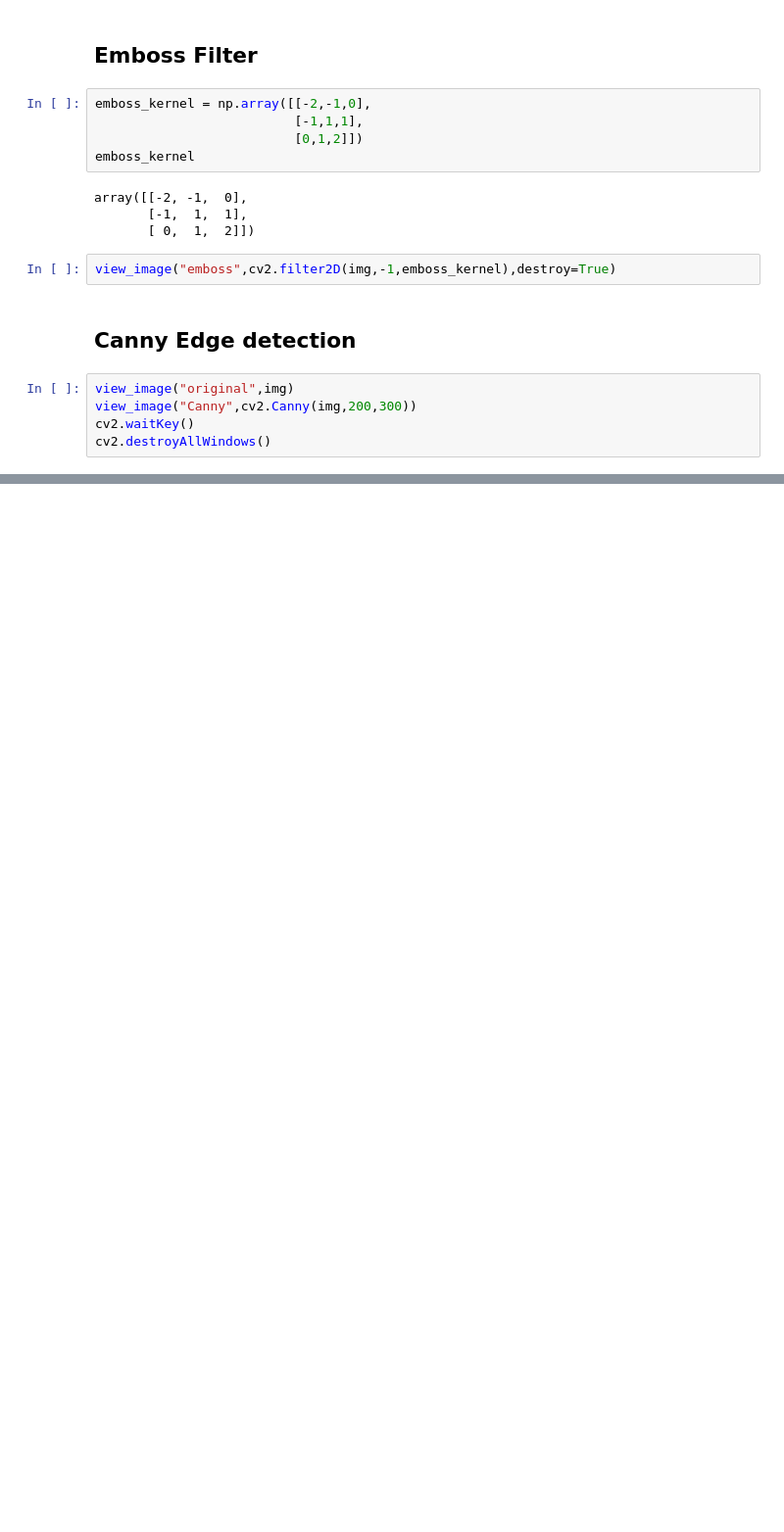
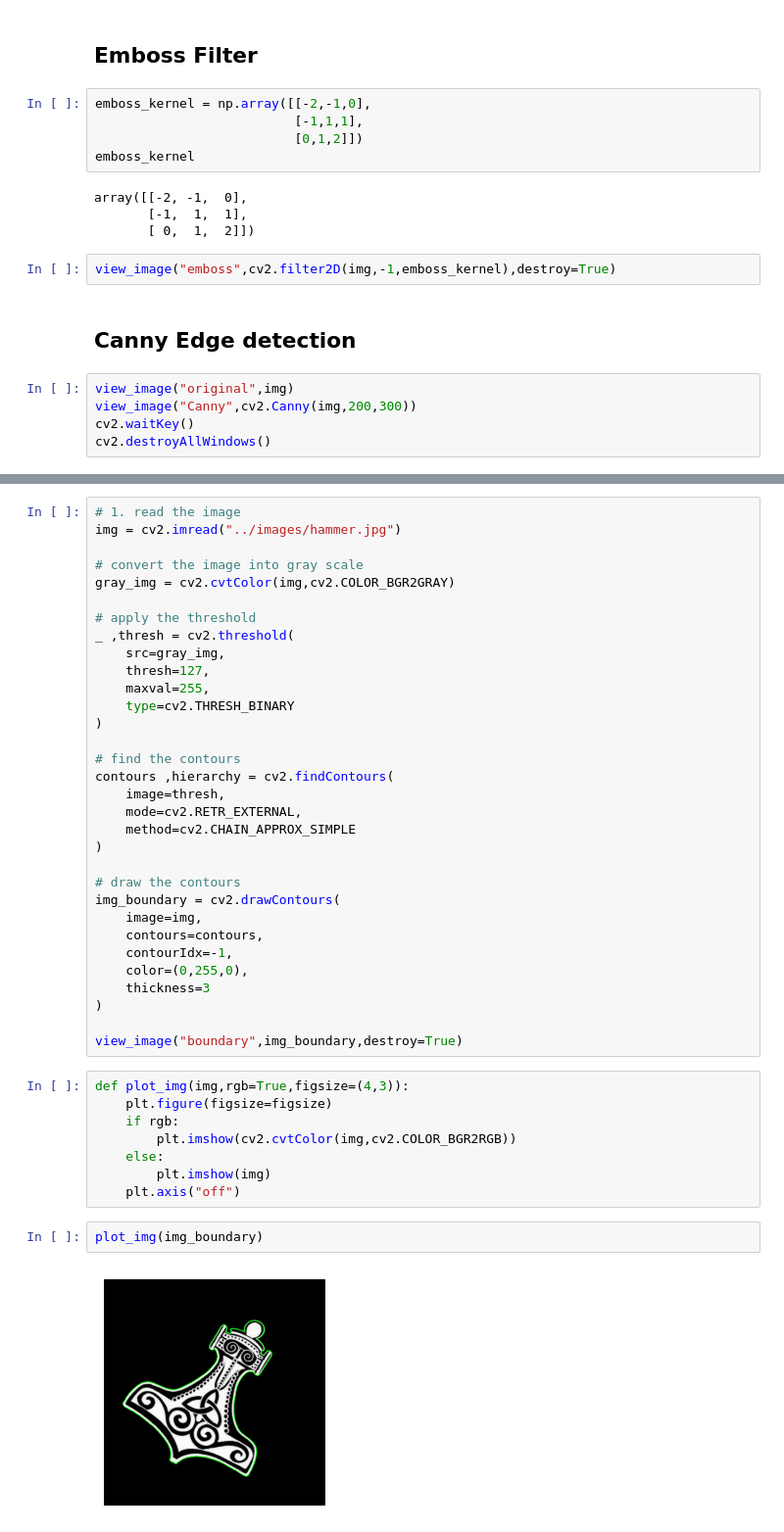
Before and after one commit to Lashi0812/OpenCV, a Jupyter notebook: notebooks/01_processing_image.ipynb, the cells around one changed output, grey strips where cells are left out. Shown: that part at 98% size. Saved outputs shown, nothing was run; the diff lists cells and outputs as text; blank space fills up the shorter version.

Commit message:
drawing contours

```diff
--- a/notebooks/01_processing_image.ipynb
+++ b/notebooks/01_processing_image.ipynb
@@ -180,0 +233,44 @@ cv2.destroyAllWindows()
+# %%
+# 1. read the image
+img = cv2.imread("../images/hammer.jpg")
+
+# convert the image into gray scale
+gray_img = cv2.cvtColor(img,cv2.COLOR_BGR2GRAY)
+
+# apply the threshold
+_ ,thresh = cv2.threshold(
+    src=gray_img,
+    thresh=127,
+    maxval=255,
+    type=cv2.THRESH_BINARY
+)
+
+# find the contours
+contours ,hierarchy = cv2.findContours(
+    image=thresh,
+    mode=cv2.RETR_EXTERNAL,
+    method=cv2.CHAIN_APPROX_SIMPLE
+)
+
+# draw the contours
+img_boundary = cv2.drawContours(
+    image=img,
+    contours=contours,
+    contourIdx=-1,
+    color=(0,255,0),
+    thickness=3
+)
+
+view_image("boundary",img_boundary,destroy=True)
+# %%
+def plot_img(img,rgb=True,figsize=(4,3)):
+    plt.figure(figsize=figsize)
+    if rgb:
+        plt.imshow(cv2.cvtColor(img,cv2.COLOR_BGR2RGB))
+    else:
+        plt.imshow(img)
+    plt.axis("off")
+# %%
+plot_img(img_boundary)
+# %% [output]
+[figure, added]
```
Also changed, not shown: parts of 23 cells of this notebook.
